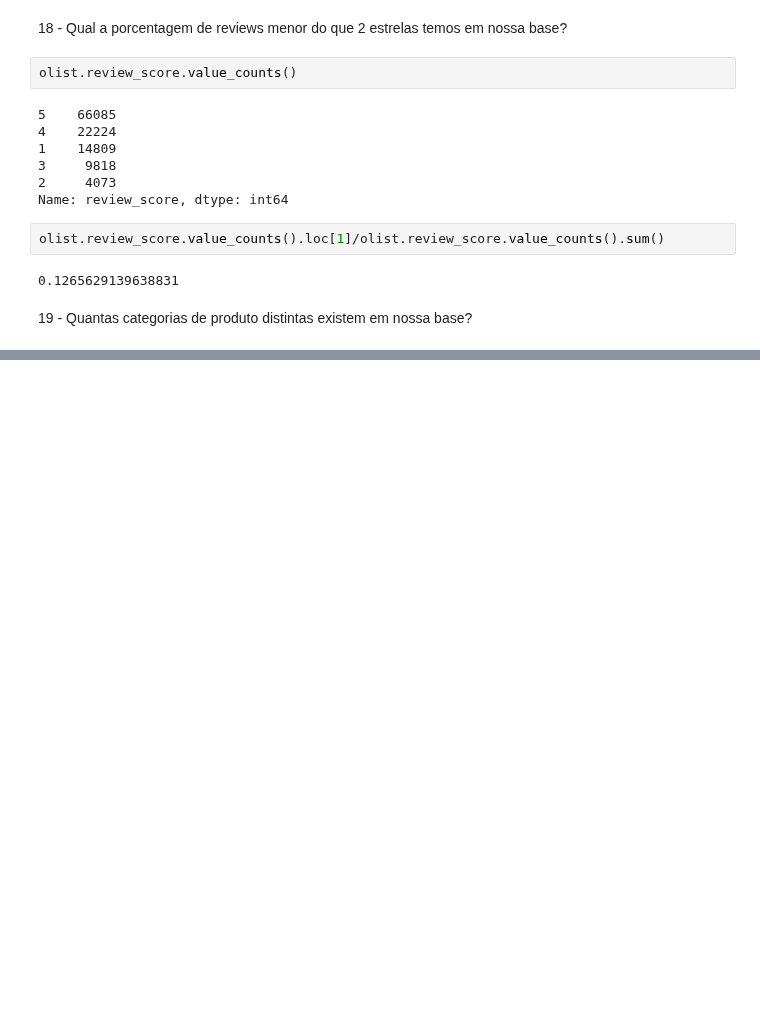
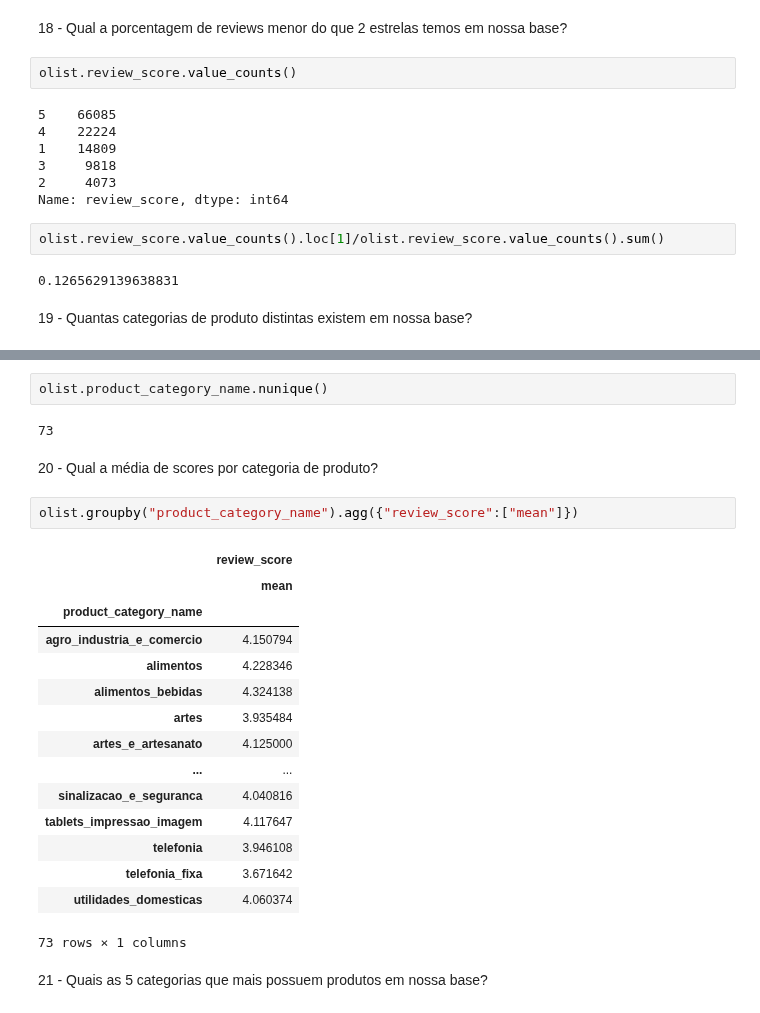
Before and after one commit to skillox1/PADSW06MDCD, a Jupyter notebook: Olist.ipynb, the cells around one changed output, grey strips where cells are left out. Cells and saved outputs as stored; diff of their text form; blank space fills up the shorter version.

```diff
--- a/Olist.ipynb
+++ b/Olist.ipynb
@@ -217,0 +206,26 @@ olist.describe()
+# %%
+olist.product_category_name.nunique()
+# %% [output]
+73
+# %% [markdown]
+20 - Qual a média de scores por categoria de produto?
+# %%
+olist.groupby("product_category_name").agg({"review_score":["mean"]})
+# %% [output]
+|  | review_score |
+|  | mean |
+| product_category_name |  |
+| agro_industria_e_comercio | 4.150794 |
+| alimentos | 4.228346 |
+| alimentos_bebidas | 4.324138 |
+| artes | 3.935484 |
+| artes_e_artesanato | 4.125000 |
+| ... | ... |
+| sinalizacao_e_seguranca | 4.040816 |
+| tablets_impressao_imagem | 4.117647 |
+| telefonia | 3.946108 |
+| telefonia_fixa | 3.671642 |
+| utilidades_domesticas | 4.060374 |
+73 rows × 1 columns
+# %% [markdown]
+21 - Quais as 5 categorias que mais possuem produtos em nossa base?
```
Also changed, not shown: parts of 2 cells of this notebook.
